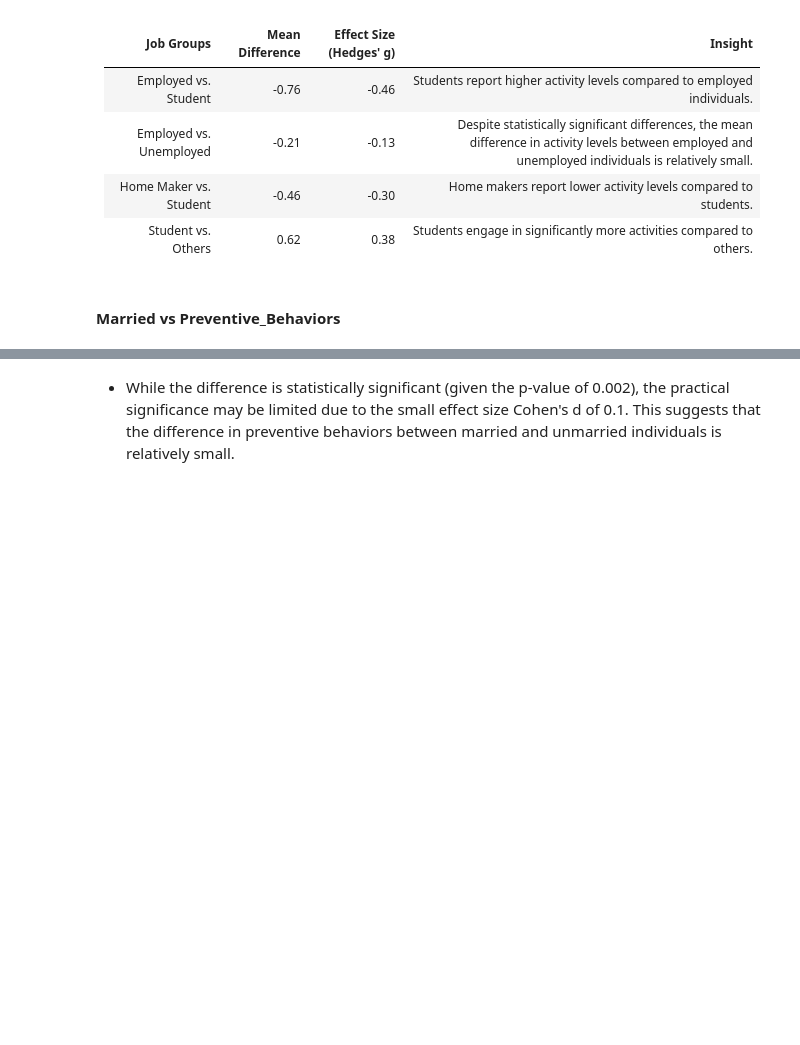
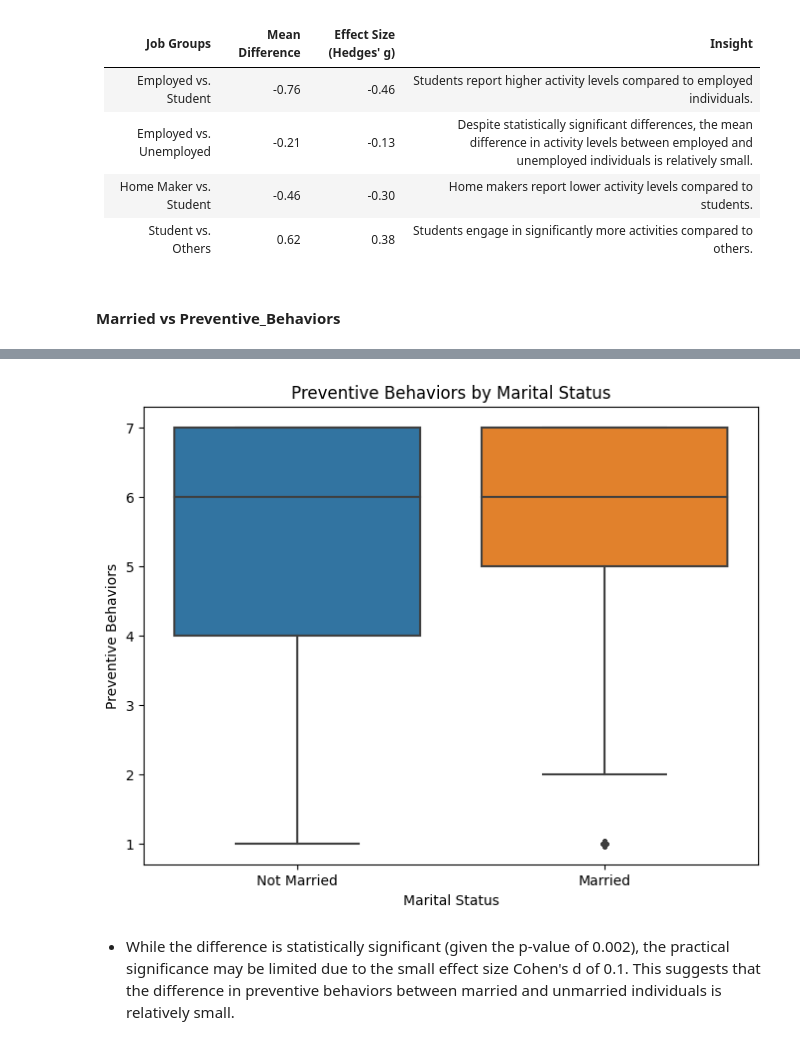
Before and after one commit to Shambhaviiiit/covid-psychological-impact-analysis, a Jupyter notebook: BRSM-Project_yatharth.ipynb, the cells around one changed output, grey strips where cells are left out. Saved outputs shown, nothing was run; the diff lists cells and outputs as text; code cells hidden in the pictures; blank space fills up the shorter version.

```diff
--- a/BRSM-Project_yatharth.ipynb
+++ b/BRSM-Project_yatharth.ipynb
@@ -810,3 +1054,17 @@ Cohen's d: 0.09424290250294202
+# %%
+import seaborn as sns
+import matplotlib.pyplot as plt
+
+# Plotting box plot
+plt.figure(figsize=(8, 6))
+sns.boxplot(x='Married', y='Preventive_Behaviors', data=df_dataset)
+plt.title('Preventive Behaviors by Marital Status')
+plt.xlabel('Marital Status')
+plt.ylabel('Preventive Behaviors')
+plt.xticks(ticks=[0, 1], labels=['Not Married', 'Married'])
+plt.show()
+# %% [output]
+[figure, added]
 # %% [markdown]
 - While the difference is statistically significant (given the p-value of 0.002), the practical significance may be limited due to the small effect size Cohen's d of 0.1. This suggests that the difference in preventive behaviors between married and unmarried individuals is relatively small.
 # %% [markdown]
```
Also changed, not shown: parts of 39 cells of this notebook, 1 other file.
